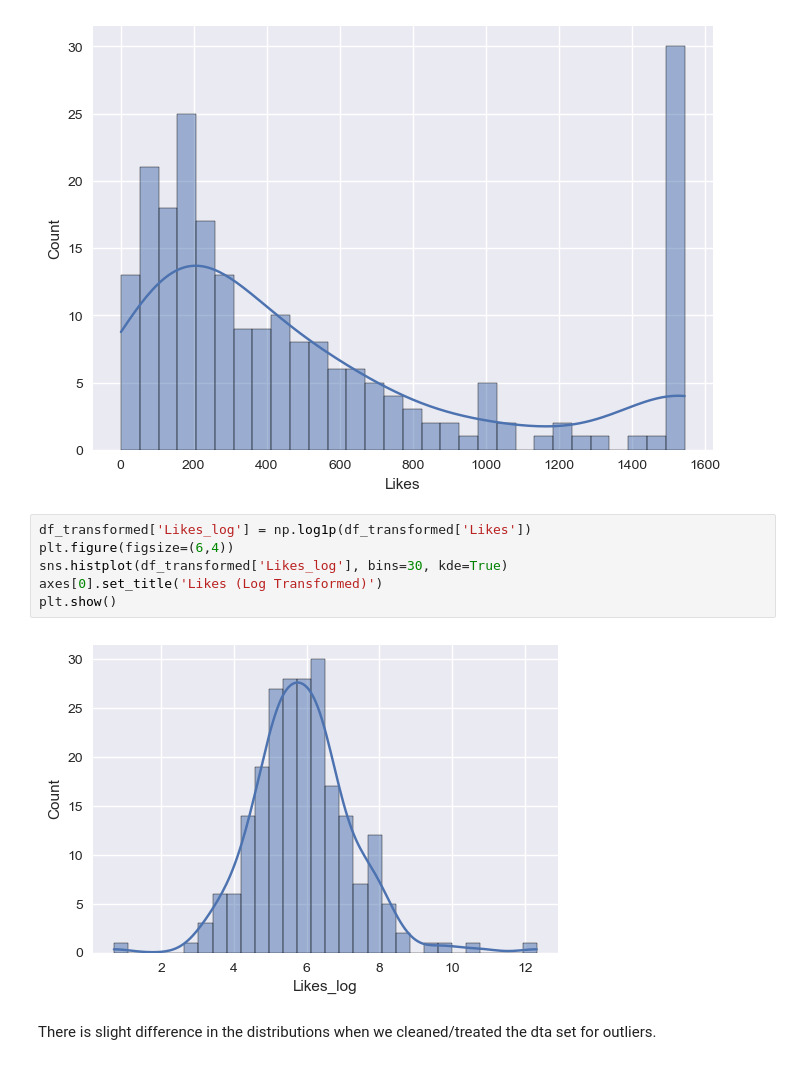
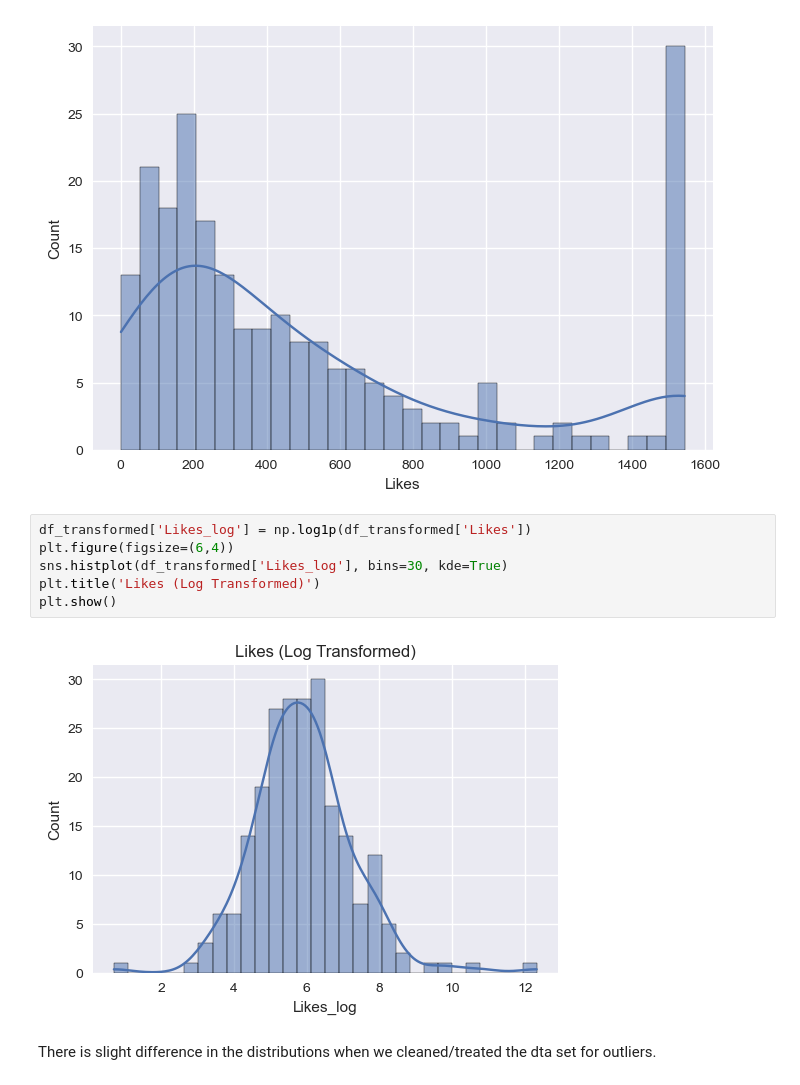
Before and after one commit to Destructor7453/kenjee_youtube_eda, a Jupyter notebook: notebooks/eda.ipynb, the cells around one changed output. Drawn from its saved outputs; the diff is of its cells as text.

```diff
--- a/notebooks/eda.ipynb
+++ b/notebooks/eda.ipynb
@@ -196,11 +196,11 @@ plt.show()
 # %%
 df_transformed['Likes_log'] = np.log1p(df_transformed['Likes'])
 plt.figure(figsize=(6,4))
 sns.histplot(df_transformed['Likes_log'], bins=30, kde=True)
-axes[0].set_title('Likes (Log Transformed)')
+plt.title('Likes (Log Transformed)')
 plt.show()
 # %% [output]
-[figure, old version]
+[figure, new version]
 # %% [markdown]
 There is slight difference in the distributions when we cleaned/treated the dta set for outliers.
 # %% [markdown]
```
Also changed, not shown: parts of 10 cells of this notebook.
